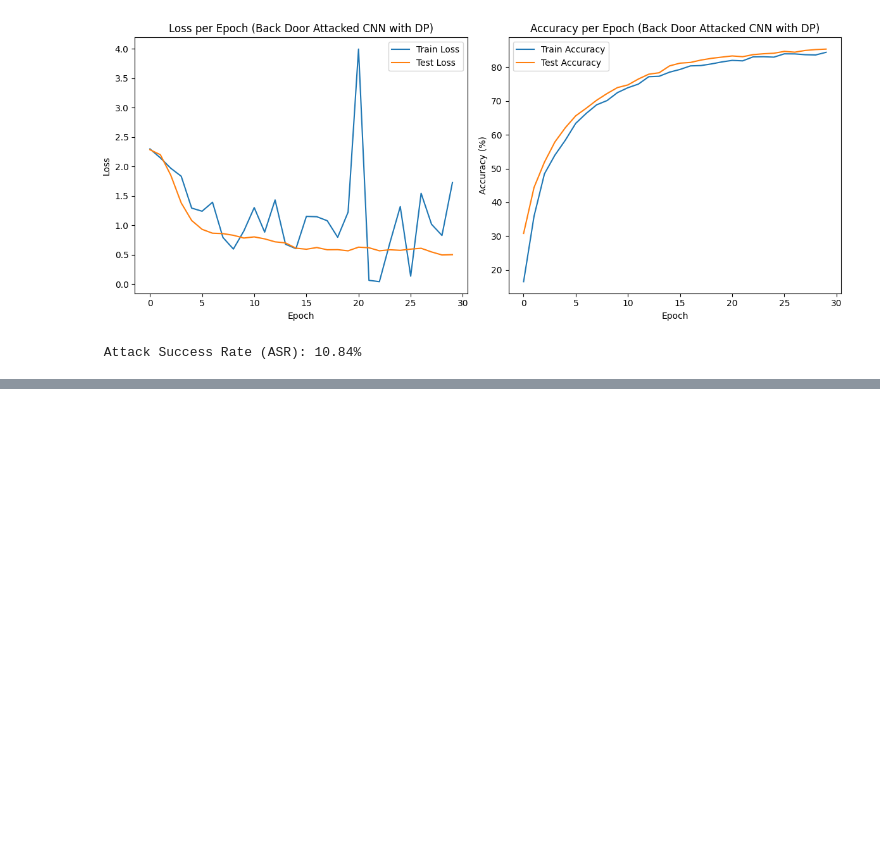
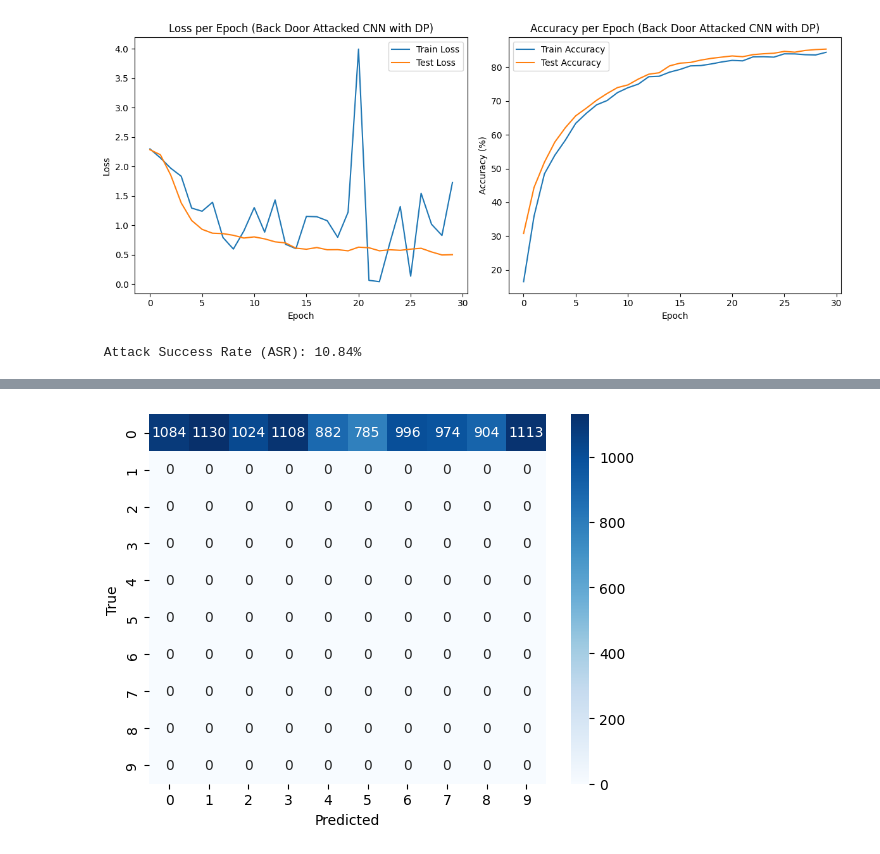
Before and after one commit to artiboi2002/AFRL-Intern-Project-Data-Poisoning-Attacks-Using-DP-SGD, a Jupyter notebook: experiment_3_1_Back_Door_CNN_With_DP.ipynb, the cells around one changed output, grey strips where cells are left out. Saved outputs shown, nothing was run; the diff lists cells and outputs as text; code cells hidden in the pictures; blank space fills up the shorter version.

```diff
--- a/experiment_3_1_Back_Door_CNN_With_DP.ipynb
+++ b/experiment_3_1_Back_Door_CNN_With_DP.ipynb
@@ -136,3 +136,15 @@ asr = 100 * success / total
 print(f" Attack Success Rate (ASR): {asr:.2f}%")
 # %% [output]
  Attack Success Rate (ASR): 10.84%
+# %%
+from sklearn.metrics import classification_report
+
+y_true, y_pred = [], []
+with torch.no_grad():
+    for X, y in trigger_loader:  # loader with triggered images
+        preds = model(X)
+        predicted = preds.argmax(dim=1)
+        y_true.extend(y.numpy())
+        y_pred.extend(predicted.numpy())
+
+print(classification_report(y_true, y_pred, digits=3))
@@ -138,0 +168,12 @@ print(f" Attack Success Rate (ASR): {asr:.2f}%")
+# %%
+
+from sklearn.metrics import confusion_matrix
+import seaborn as sns
+
+cm = confusion_matrix(y_true, y_pred)
+sns.heatmap(cm, annot=True, fmt="d", cmap="Blues")
+plt.xlabel("Predicted")
+plt.ylabel("True")
+plt.show()
+# %% [output]
+[figure, added]
```
Also changed, not shown: parts of 1 cell of this notebook.
